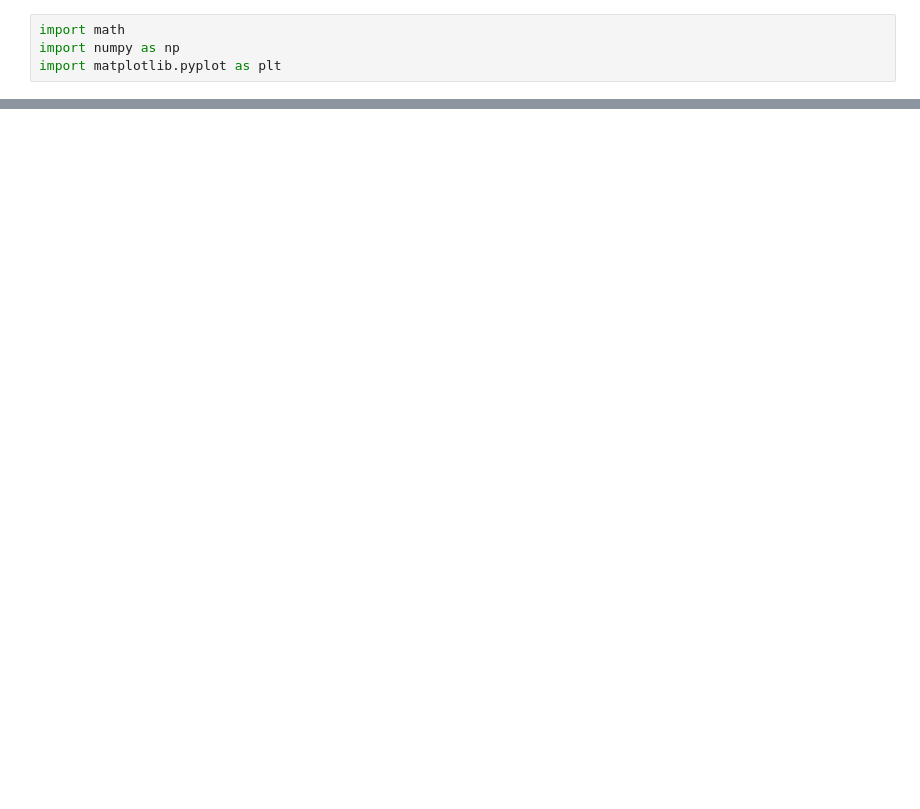
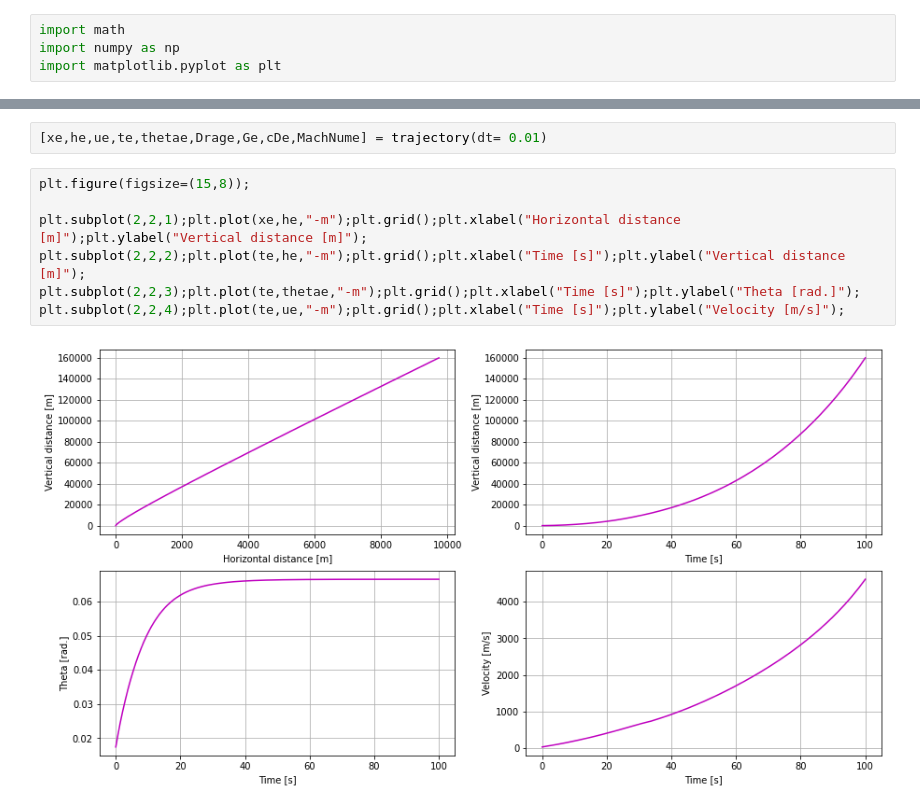
Before and after one commit to lakhiwal007/AE441A, a Jupyter notebook: assignment 1/Q1e.ipynb, the cells around one changed output, grey strips where cells are left out. Drawn from its saved outputs; the diff is of its cells as text; blank space fills up the shorter version.

```diff
--- a/assignment 1/Q1e.ipynb
+++ b/assignment 1/Q1e.ipynb
@@ -140,0 +232,11 @@ def trajectory(isDragVary,isGravityVary,dt):
+# %%
+[xe,he,ue,te,thetae,Drage,Ge,cDe,MachNume] = trajectory(dt= 0.01)
+# %%
+plt.figure(figsize=(15,8));
+
+plt.subplot(2,2,1);plt.plot(xe,he,"-m");plt.grid();plt.xlabel("Horizontal distance [m]");plt.ylabel("Vertical distance [m]");
+plt.subplot(2,2,2);plt.plot(te,he,"-m");plt.grid();plt.xlabel("Time [s]");plt.ylabel("Vertical distance [m]");
+plt.subplot(2,2,3);plt.plot(te,thetae,"-m");plt.grid();plt.xlabel("Time [s]");plt.ylabel("Theta [rad.]");
+plt.subplot(2,2,4);plt.plot(te,ue,"-m");plt.grid();plt.xlabel("Time [s]");plt.ylabel("Velocity [m/s]");
+# %% [output]
+[figure, added]
```
Also changed, not shown: parts of 7 cells of this notebook, 6 other files.
